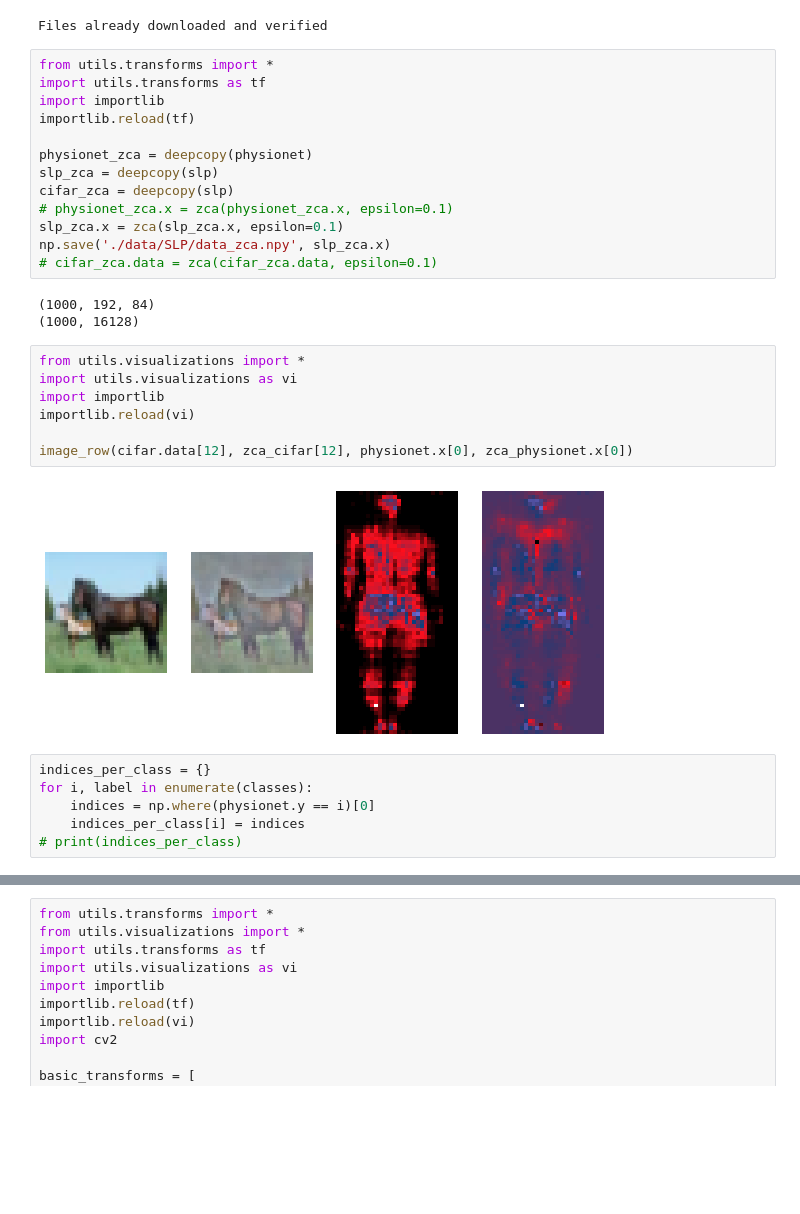
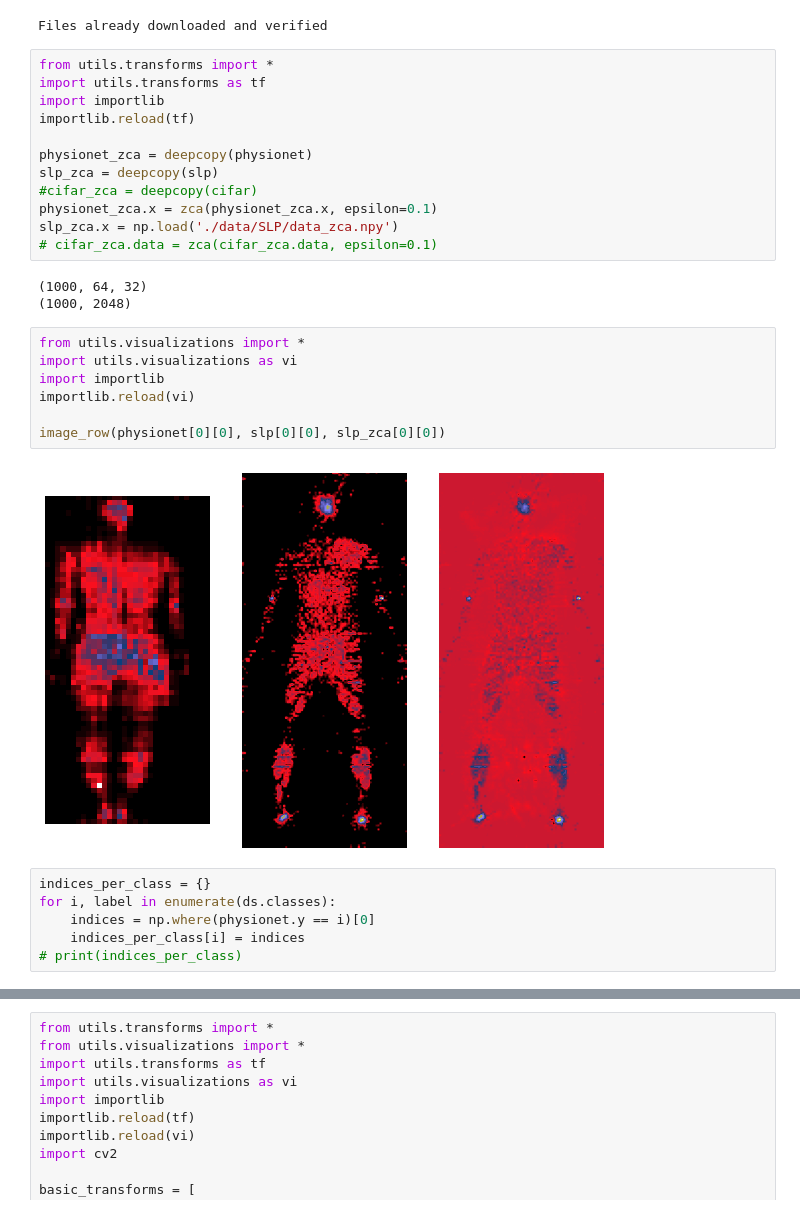
Before and after one commit to jb3rndt/wisemat-posture-classification, a Jupyter notebook: transforms_visualizations.ipynb, the cells around one changed output, grey strips where cells are left out. Cells and saved outputs as stored; diff of their text form; blank space fills up the shorter version.

Commit message:
Adapt to new data shape

```diff
--- a/transforms_visualizations.ipynb
+++ b/transforms_visualizations.ipynb
@@ -26,26 +26,25 @@ importlib.reload(tf)
 
 physionet_zca = deepcopy(physionet)
 slp_zca = deepcopy(slp)
-cifar_zca = deepcopy(slp)
-# physionet_zca.x = zca(physionet_zca.x, epsilon=0.1)
-slp_zca.x = zca(slp_zca.x, epsilon=0.1)
-np.save('./data/SLP/data_zca.npy', slp_zca.x)
+#cifar_zca = deepcopy(cifar)
+physionet_zca.x = zca(physionet_zca.x, epsilon=0.1)
+slp_zca.x = np.load('./data/SLP/data_zca.npy')
 # cifar_zca.data = zca(cifar_zca.data, epsilon=0.1)
 # %% [output]
-(1000, 192, 84)
-(1000, 16128)
+(1000, 64, 32)
+(1000, 2048)
 # %%
 from utils.visualizations import *
 import utils.visualizations as vi
 import importlib
 importlib.reload(vi)
 
-image_row(cifar.data[12], zca_cifar[12], physionet.x[0], zca_physionet.x[0])
+image_row(physionet[0][0], slp[0][0], slp_zca[0][0])
 # %% [output]
-[figure, old version]
+[figure, new version]
 # %%
 indices_per_class = {}
-for i, label in enumerate(classes):
+for i, label in enumerate(ds.classes):
     indices = np.where(physionet.y == i)[0]
     indices_per_class[i] = indices
 # print(indices_per_class)
```
Also changed, not shown: parts of 2 cells of this notebook, 2 other files.
